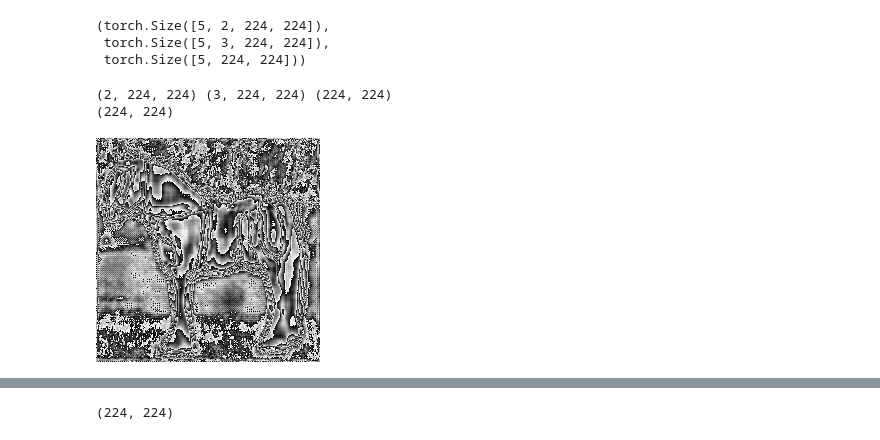
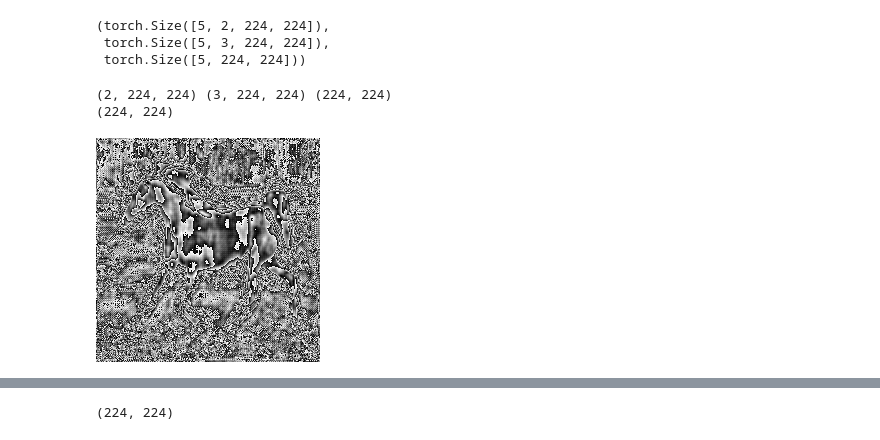
Before and after one commit to Michaelwangxy/Semantic-Segmentation, a Jupyter notebook: UNet.ipynb, the cells around one changed output, grey strips where cells are left out. Saved outputs shown, nothing was run; the diff lists cells and outputs as text; code cells hidden in the pictures.

```diff
--- a/UNet.ipynb
+++ b/UNet.ipynb
@@ -164,38 +160,46 @@ class UNet(nn.Module):
 # %%
 def get_miou(pre_pic, real_pic):
     miou = 0
-    pre_pic = torch.argmax(pre_pic,1)
+    pre_pic = torch.argmax(pre_pic, 1)
     batch, width, height = pre_pic.shape
     for i in range(batch):
         predict = pre_pic[i]
         mask = real_pic[i]
-        union = torch.logical_or(predict,mask).sum()
-        inter = ((predict + mask)==2).sum()
+        union = torch.logical_or(predict, mask).sum()
+        inter = ((predict + mask) == 2).sum()
         if union < 1e-5:
             return 0
         miou += inter / union
-    return miou/batch
+    return miou / batch
 
-def get_boundary(pic,is_mask):
+
+def get_boundary(pic, is_mask):
     if not is_mask:
-        pic = torch.argmax(pic,1).cpu().numpy().astype('float64')
+        pic = torch.argmax(pic, 1).cpu().numpy().astype('float64')
     else:
         pic = pic.cpu().numpy()
     batch, width, height = pic.shape
     new_pic = np.zeros([batch, width + 2, height + 2])
     mask_erode = np.zeros([batch, width, height])
-    dil = int(round(0.02*np.sqrt(width ** 2 + height ** 2)))
+    dil = int(round(0.02 * np.sqrt(width**2 + height**2)))
     if dil < 1:
         dil = 1
     for i in range(batch):
-        new_pic[i] = cv2.copyMakeBorder(pic[i], 1, 1, 1, 1, cv2.BORDER_CONSTANT, value=0)
+        new_pic[i] = cv2.copyMakeBorder(pic[i],
+                                        1,
+                                        1,
+                                        1,
+                                        1,
+                                        cv2.BORDER_CONSTANT,
+                                        value=0)
     kernel = np.ones((3, 3), dtype=np.uint8)
     for j in range(batch):
-        pic_erode = cv2.erode(new_pic[j],kernel,iterations=dil)
-        mask_erode[j] = pic_erode[1: width + 1, 1: height + 1]
-    return torch.from_numpy(pic-mask_erode)
+        pic_erode = cv2.erode(new_pic[j], kernel, iterations=dil)
+        mask_erode[j] = pic_erode[1:width + 1, 1:height + 1]
+    return torch.from_numpy(pic - mask_erode)
 
-def get_biou(pre_pic ,real_pic):
+
+def get_biou(pre_pic, real_pic):
     inter = 0
     union = 0
     pre_pic = get_boundary(pre_pic, is_mask=False)
@@ -208,7 +212,7 @@ def get_biou(pre_pic ,real_pic):
         union += ((predict + mask) > 0).sum()
     if union < 1:
         return 0
-    biou = (inter/union)
+    biou = (inter / union)
     return biou
 # %%
 import torch.optim as optim
@@ -304,25 +308,25 @@ y.shape,image.shape,label.shape
 # %%
 import numpy as np
 import matplotlib.pyplot as plt
 %matplotlib inline
-v1=y[1].cpu().detach().numpy()
-v2=image[1].cpu().detach().numpy()
-v3=label[1].cpu().detach().numpy()
+v1=y[2].cpu().detach().numpy()
+v2=image[2].cpu().detach().numpy()
+v3=label[2].cpu().detach().numpy()
 print(v1.shape,v2.shape,v3.shape)
 def toimg_RGB(v1):
     nimg = v1.transpose(1,2,0)
     print(nimg.shape)
-    img = nimg * 255 # 将原来tensor里0-1的数值乘以255，以便转为uint8数据形式，uint8是图片的数值形式。
+    img = nimg * 255 # 将原来tensor里0-1的数值乘以255
     img=Image.fromarray(np.uint8(img))
     return img
 def toimg_Gray(v1):
     nimg = v1
     print(nimg.shape)
-    img = nimg * 255 # 将原来tensor里0-1的数值乘以255，以便转为uint8数据形式，uint8是图片的数值形式。
+    img = nimg * 255
     img=Image.fromarray(np.uint8(img))
     return img
 toimg_Gray(v1[0])
 # %% [output]
 (2, 224, 224) (3, 224, 224) (224, 224)
 (224, 224)
-[figure, old version]
+[figure, new version]
```
Also changed, not shown: parts of 5 cells of this notebook.
